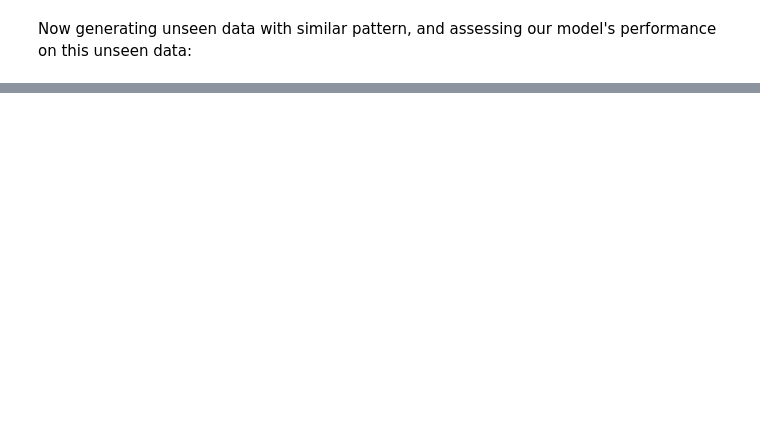
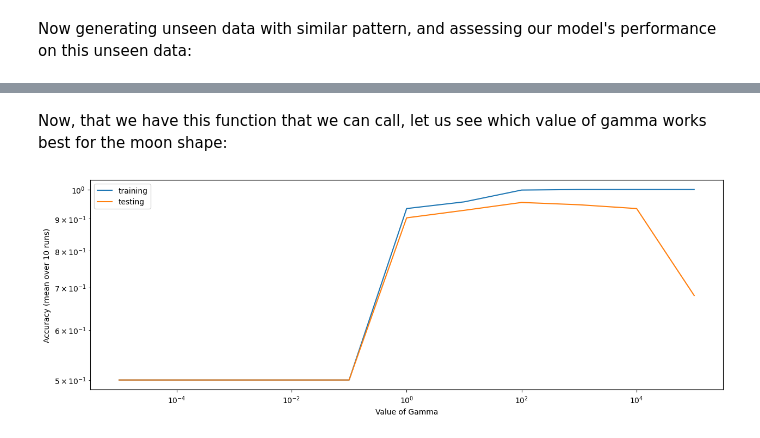
Before and after one commit to dcruzeneil/dcruzeneil.github.io, a Jupyter notebook: posts/kernel-logistic-regression/index.ipynb, the cells around one changed output, grey strips where cells are left out. Cells and saved outputs as stored; diff of their text form; code cells hidden in the pictures; blank space fills up the shorter version.

Commit message:
Final Kernel Logistic Regression!

```diff
--- a/posts/kernel-logistic-regression/index.ipynb
+++ b/posts/kernel-logistic-regression/index.ipynb
@@ -211,0 +214,30 @@ Although, a dramatic example it goes on to show us that choosing a very large va
+# %%
+np.random.seed()
+def performExperiment(dataShape, noise = 0.2, gamma = [-5, 6]):
+    gammaVal = 10.0**np.arange(gamma[0], gamma[1])
+    df = pd.DataFrame({"gamma": [], "train" : [], "test" : []})
+    #finding accuracy over 10 runs
+    for rep in range(10):
+        X_train, y_train = dataShape(100, shuffle = True, noise = noise)
+        X_test, y_test = dataShape(100, shuffle = True, noise = noise)
+        for gamma in gammaVal:
+            KLR = KernelLogisticRegression(rbf_kernel, gamma = gamma)
+            KLR.fit(X_train, y_train)
+            to_add = pd.DataFrame({"gamma" : [gamma],
+                                   "train" : [KLR.score(X_train, y_train)],
+                                   "test" : [KLR.score(X_test, y_test)]})
+            df = pd.concat((df, to_add))
+
+    means = df.groupby("gamma").mean().reset_index()
+
+    plt.plot(means["gamma"], means["train"], label = "training")
+    plt.plot(means["gamma"], means["test"], label = "testing")
+    plt.loglog()
+    plt.legend()
+    labs = plt.gca().set(xlabel = "Value of Gamma", ylabel = "Accuracy (mean over 10 runs)")
+# %% [markdown]
+Now, that we have this function that we can call, let us see which value of gamma works best for the moon shape:
+# %%
+performExperiment(make_moons)
+# %% [output]
+[figure, added]
```
Also changed, not shown: parts of 21 cells of this notebook, 16 other files.
